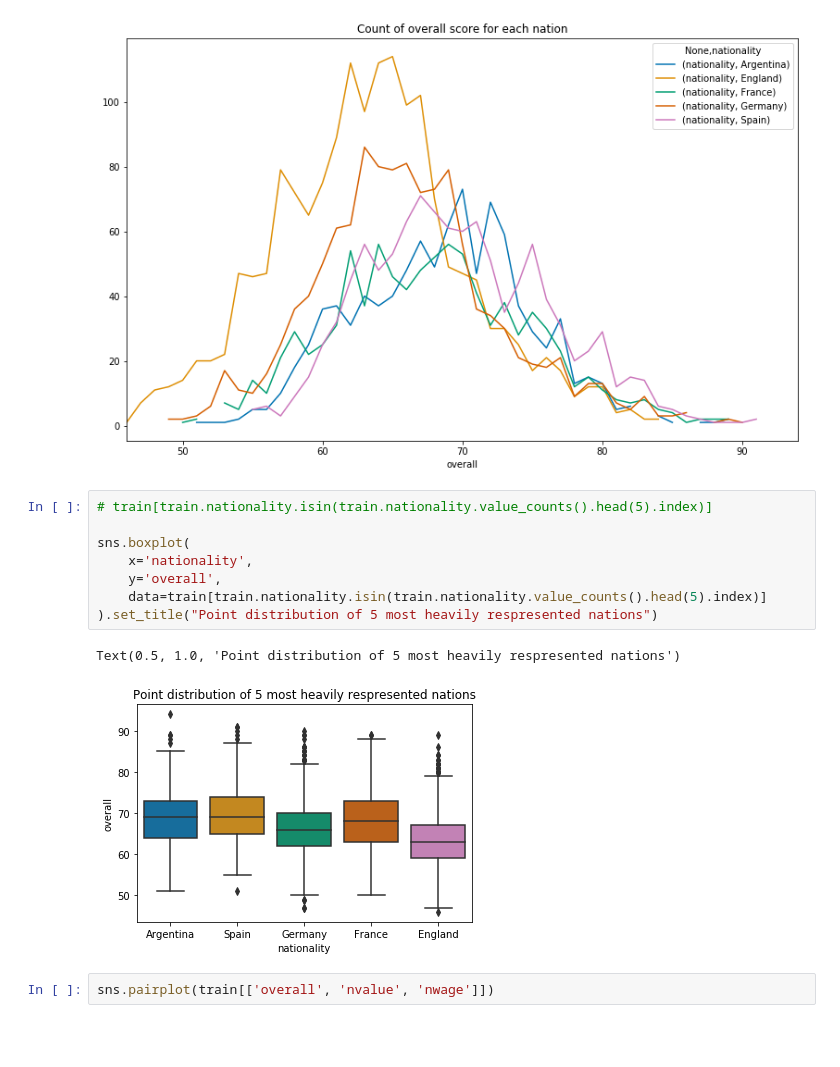
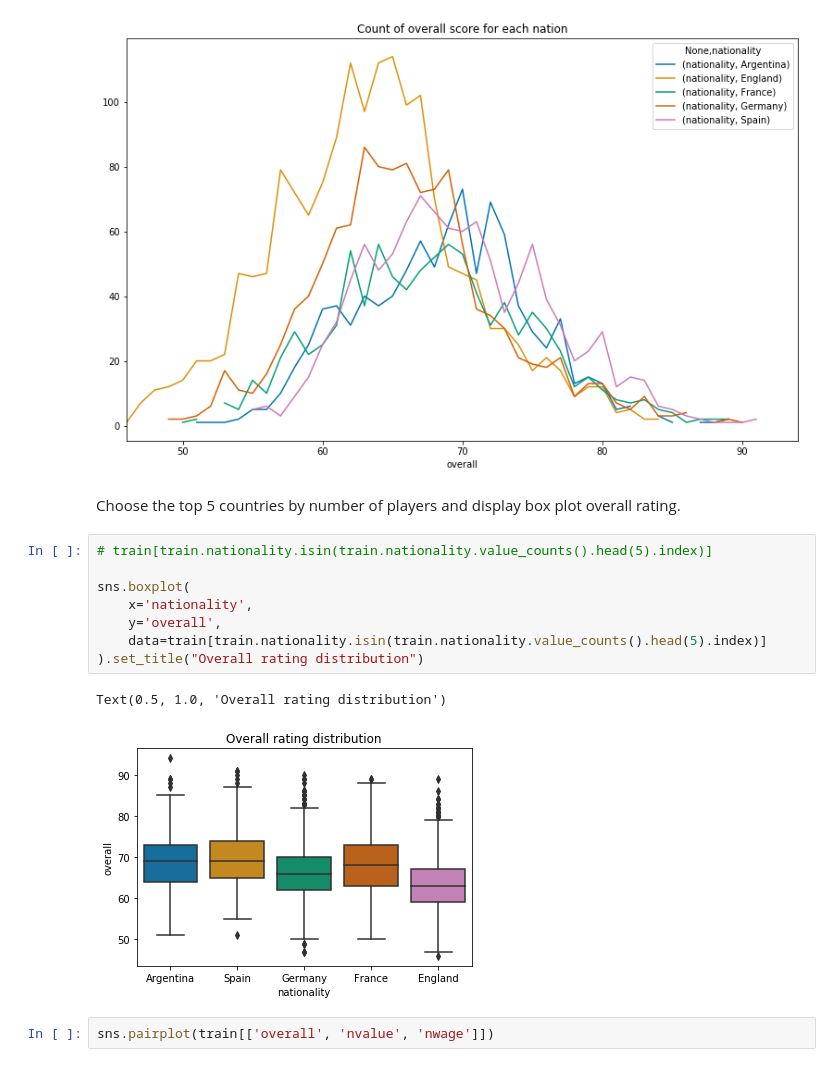
Before and after one commit to shobhitshah/fifa19-player-stats, a Jupyter notebook: scripts/fifa19.ipynb, the cells around one changed output. Cells and saved outputs as stored; diff of their text form; blank space fills up the shorter version.

```diff
--- a/scripts/fifa19.ipynb
+++ b/scripts/fifa19.ipynb
@@ -169,17 +169,19 @@ df2.plot.line(figsize=(13,8)).set_title("Count of overall score for each nation"
 # %% [output]
 Text(0.5, 1.0, 'Count of overall score for each nation')
 [figure]
+# %% [markdown]
+Choose the top 5 countries by number of players and display box plot overall rating.
 # %%
 # train[train.nationality.isin(train.nationality.value_counts().head(5).index)]
 
 sns.boxplot(
     x='nationality',
     y='overall',
     data=train[train.nationality.isin(train.nationality.value_counts().head(5).index)]
-).set_title("Point distribution of 5 most heavily respresented nations")
+).set_title("Overall rating distribution")
 # %% [output]
-Text(0.5, 1.0, 'Point distribution of 5 most heavily respresented nations')
+Text(0.5, 1.0, 'Overall rating distribution')
-[figure, old version]
+[figure, new version]
 # %%
 sns.pairplot(train[['overall', 'nvalue', 'nwage']])
 # %% [output]
```
Also changed, not shown: parts of 3 cells of this notebook.
